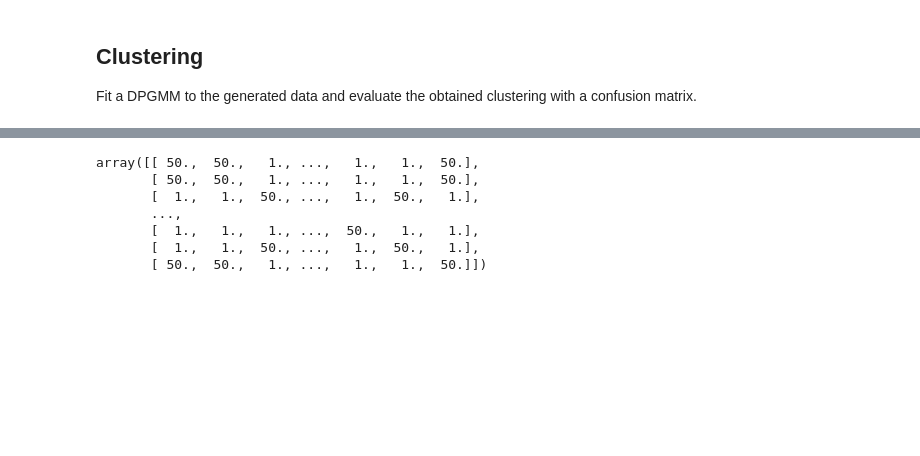
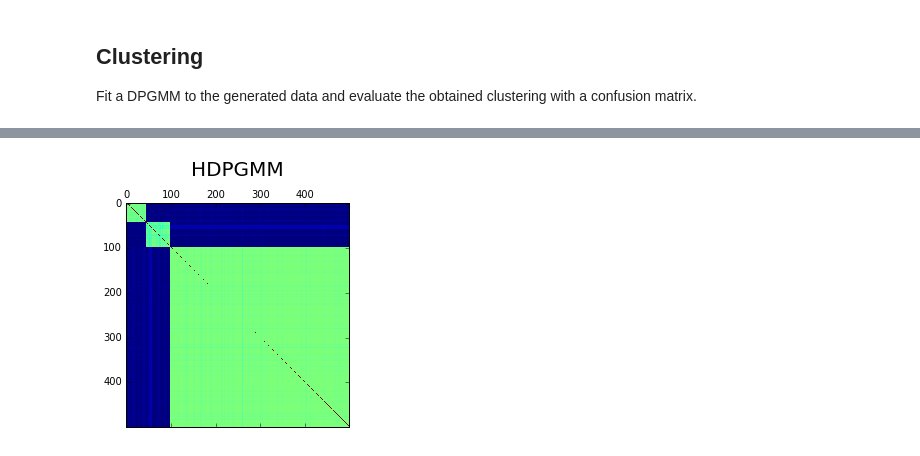
Before and after one commit to pedrofale/Thesis-Code, a Jupyter notebook: notebooks/Experiments.ipynb, the cells around one changed output, grey strips where cells are left out. Cells and saved outputs as stored; diff of their text form; code cells hidden in the pictures; blank space fills up the shorter version.

```diff
--- a/notebooks/Experiments.ipynb
+++ b/notebooks/Experiments.ipynb
@@ -107,10 +121,9 @@ assigment counts 2: 397
-# %%
-dpgmm.cm
-# %% [output]
-array([[ 50.,  50.,   1., ...,   1.,   1.,  50.],
-       [ 50.,  50.,   1., ...,   1.,   1.,  50.],
-       [  1.,   1.,  50., ...,   1.,  50.,   1.],
-       ...,
-       [  1.,   1.,   1., ...,  50.,   1.,   1.],
-       [  1.,   1.,  50., ...,   1.,  50.,   1.],
-       [ 50.,  50.,   1., ...,   1.,   1.,  50.]])
+# %%
+plt.matshow(cm)
+plt.title('HDPGMM', size=20)
+ax = plt.gca()
+ttl = ax.title
+ttl.set_position([.5, 1.10])
+plt.show()
+# %% [output]
+[figure, added]
```
Also changed, not shown: parts of 7 cells of this notebook.
